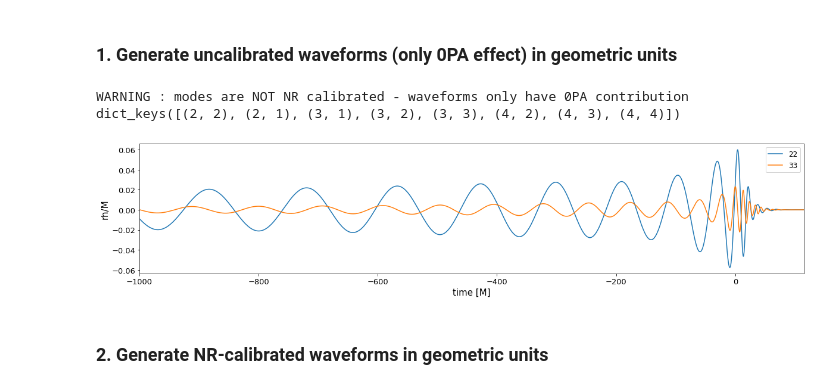
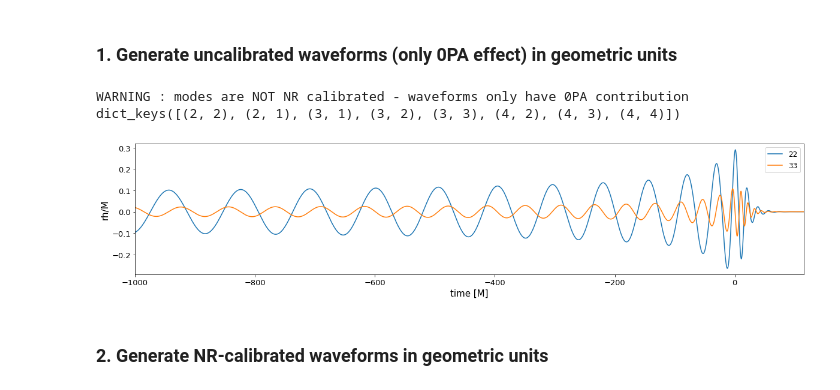
Before and after one commit to BlackHolePerturbationToolkit/BHPTNRSurrogate, a Jupyter notebook: tutorials/BHPTNRSur2dq1e3/BHPTNRSur2dq1e3_notebook.ipynb, the cells around one changed output. Cells and saved outputs as stored; diff of their text form; code cells hidden in the pictures.

Commit message:
Fixed negative spin wfs

```diff
--- a/tutorials/BHPTNRSur2dq1e3/BHPTNRSur2dq1e3_notebook.ipynb
+++ b/tutorials/BHPTNRSur2dq1e3/BHPTNRSur2dq1e3_notebook.ipynb
@@ -70,24 +54,24 @@ WARNING : modes are NOT NR calibrated - waveforms only have 0PA contribution
 # %% [markdown]
 ### 1. Generate uncalibrated waveforms (only 0PA effect) in geometric units
 # %%
-tsur, hsur = bhptsur.generate_surrogate(q=20.0, spin1=0.2, calibrated=False)
+tsur, hsur = bhptsur.generate_surrogate(q=5.0, spin1=-0.2, calibrated=False)
 
 print(hsur.keys())
 
 plt.figure(figsize=(20,4))
 plt.plot(tsur, np.real(hsur[(2,2)]), '-', label='22')
 plt.plot(tsur, np.real(hsur[(3,3)]), '-', label='33')
 plt.xlim(-1000,115)
 plt.xlabel('time [M]', fontsize=15)
 plt.ylabel('rh/M', fontsize=15)
 plt.xticks(fontsize=13)
 plt.yticks(fontsize=13)
 plt.legend(fontsize=12)
 plt.show()
 # %% [output]
 WARNING : modes are NOT NR calibrated - waveforms only have 0PA contribution
 dict_keys([(2, 2), (2, 1), (3, 1), (3, 2), (3, 3), (4, 2), (4, 3), (4, 4)])
-[figure, old version]
+[figure, new version]
 # %% [markdown]
 ### 2. Generate NR-calibrated waveforms in geometric units
 # %%
```
Also changed, not shown: parts of 3 cells of this notebook, 4 other files.
